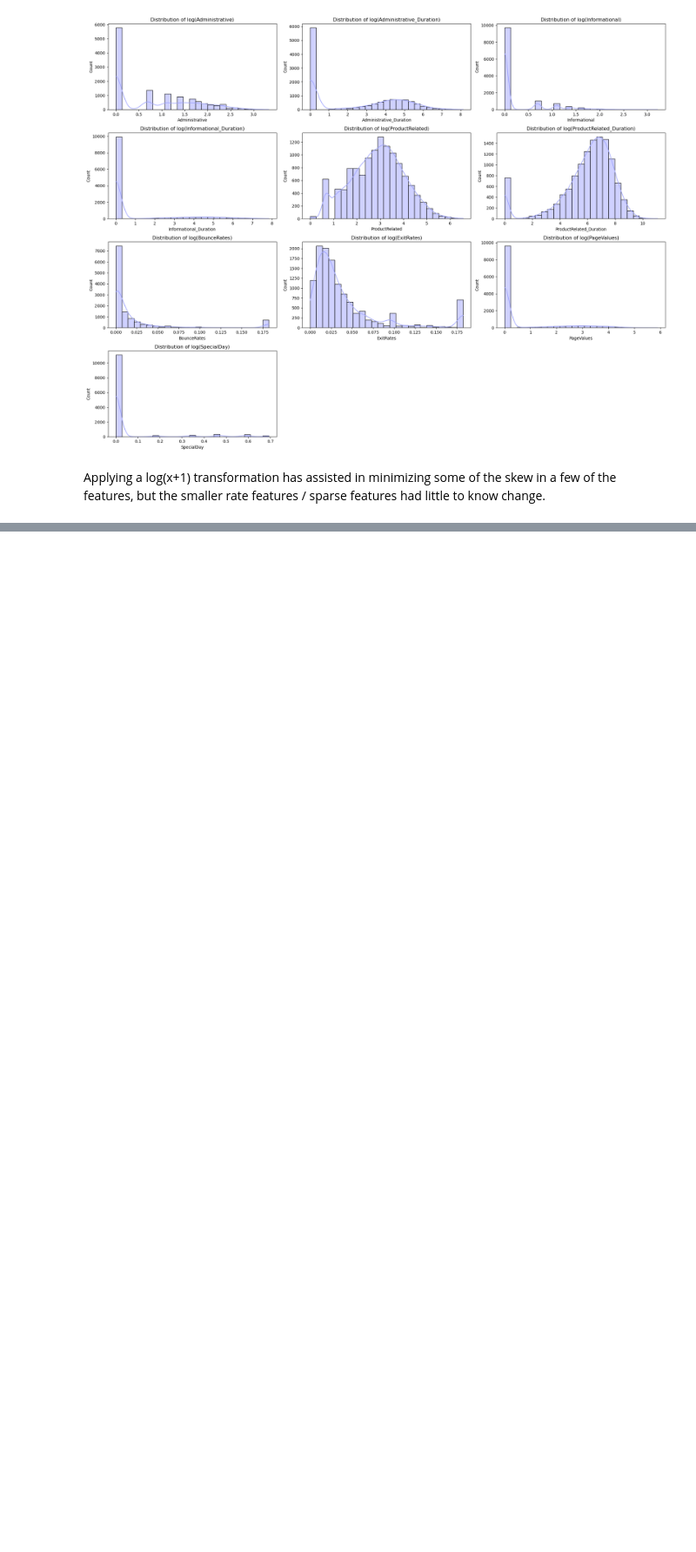
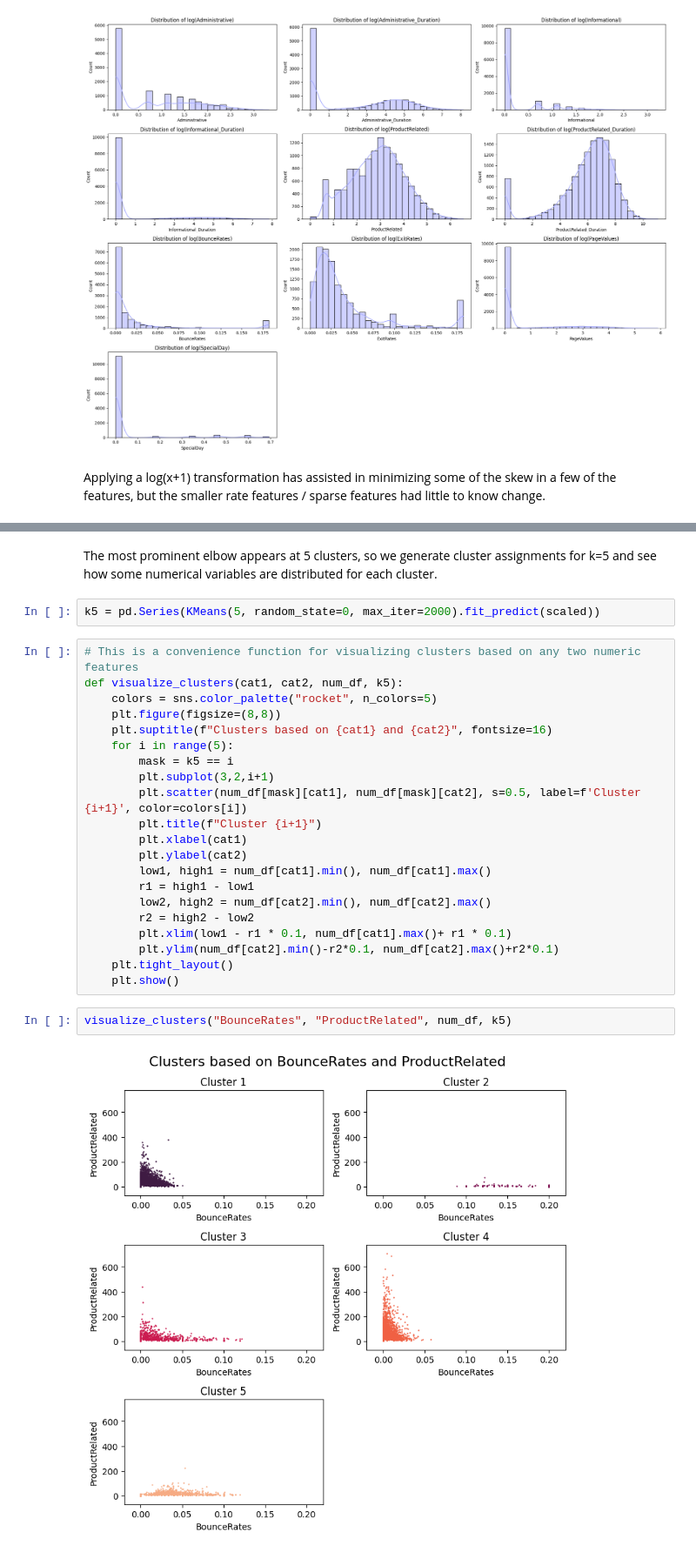
Before and after one commit to jacksonSmall/Shopper-Behavior-Analysis, a Jupyter notebook: EDA_2.ipynb, the cells around one changed output, grey strips where cells are left out. Shown at 87% size. Drawn from its saved outputs; the diff is of its cells as text; blank space fills up the shorter version.

```diff
--- a/EDA_2.ipynb
+++ b/EDA_2.ipynb
@@ -325,0 +335,29 @@ ValueError: numpy.dtype size changed, may indicate binary incompatibility. Expec
+# %% [markdown]
+The most prominent elbow appears at 5 clusters, so we generate cluster assignments for k=5 and see how some numerical variables are distributed for each cluster.
+# %%
+k5 = pd.Series(KMeans(5, random_state=0, max_iter=2000).fit_predict(scaled))
+# %%
+# This is a convenience function for visualizing clusters based on any two numeric features
+def visualize_clusters(cat1, cat2, num_df, k5):
+    colors = sns.color_palette("rocket", n_colors=5)
+    plt.figure(figsize=(8,8))
+    plt.suptitle(f"Clusters based on {cat1} and {cat2}", fontsize=16)
+    for i in range(5):
+        mask = k5 == i
+        plt.subplot(3,2,i+1)
+        plt.scatter(num_df[mask][cat1], num_df[mask][cat2], s=0.5, label=f'Cluster {i+1}', color=colors[i])
+        plt.title(f"Cluster {i+1}")
+        plt.xlabel(cat1)
+        plt.ylabel(cat2)
+        low1, high1 = num_df[cat1].min(), num_df[cat1].max()
+        r1 = high1 - low1
+        low2, high2 = num_df[cat2].min(), num_df[cat2].max()
+        r2 = high2 - low2
+        plt.xlim(low1 - r1 * 0.1, num_df[cat1].max()+ r1 * 0.1)
+        plt.ylim(num_df[cat2].min()-r2*0.1, num_df[cat2].max()+r2*0.1)
+    plt.tight_layout()
+    plt.show()
+# %%
+visualize_clusters("BounceRates", "ProductRelated", num_df, k5)
+# %% [output]
+[figure, added]
```
Also changed, not shown: parts of 16 cells of this notebook.
